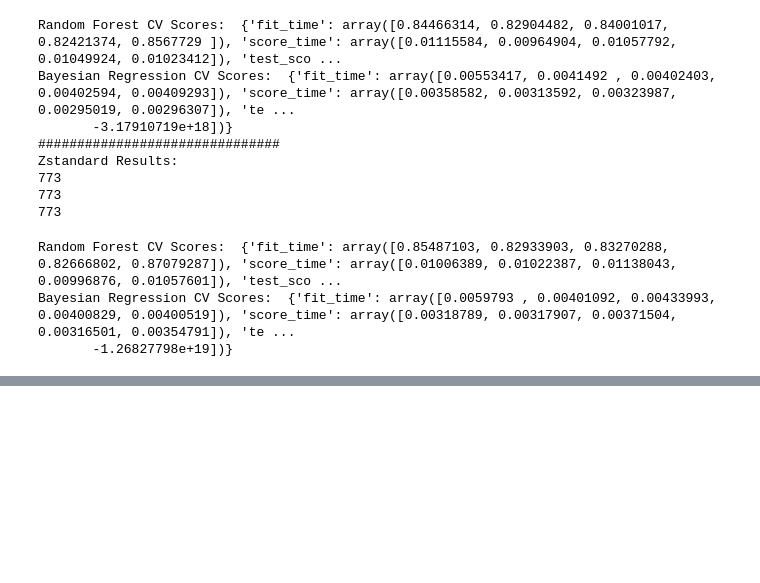
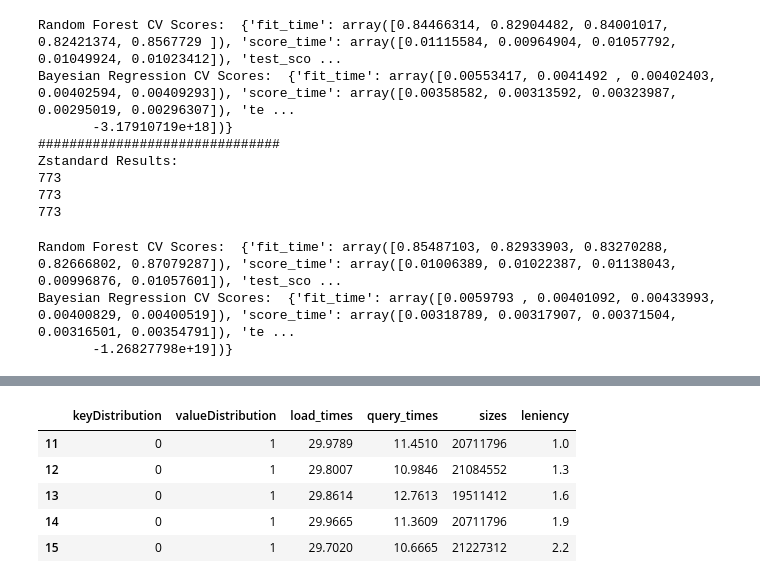
Before and after one commit to karthik6d/thesis, a Jupyter notebook: data_analysis.ipynb, the cells around one changed output, grey strips where cells are left out. Cells and saved outputs as stored; diff of their text form; code cells hidden in the pictures; blank space fills up the shorter version.

```diff
--- a/data_analysis.ipynb
+++ b/data_analysis.ipynb
@@ -368,0 +379,10 @@ Bayesian Regression CV Scores:  {'fit_time': array([0.0059793 , 0.00401092, 0.00
+# %%
+df_new = df[(df['keyDistribution'] == 0) & (df['valueDistribution'] == 1)]
+df_new.head()
+# %% [output]
+|  | keyDistribution | valueDistribution | load_times | query_times | sizes | leniency |
+| 11 | 0 | 1 | 29.9789 | 11.4510 | 20711796 | 1.0 |
+| 12 | 0 | 1 | 29.8007 | 10.9846 | 21084552 | 1.3 |
+| 13 | 0 | 1 | 29.8614 | 12.7613 | 19511412 | 1.6 |
+| 14 | 0 | 1 | 29.9665 | 11.3609 | 20711796 | 1.9 |
+| 15 | 0 | 1 | 29.7020 | 10.6665 | 21227312 | 2.2 |
```
Also changed, not shown: parts of 5 cells of this notebook, 2 other files.
